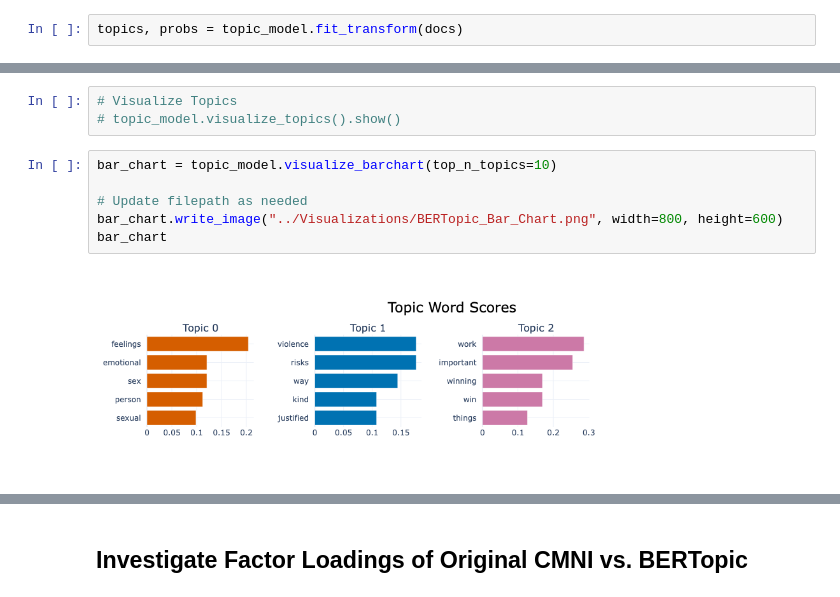
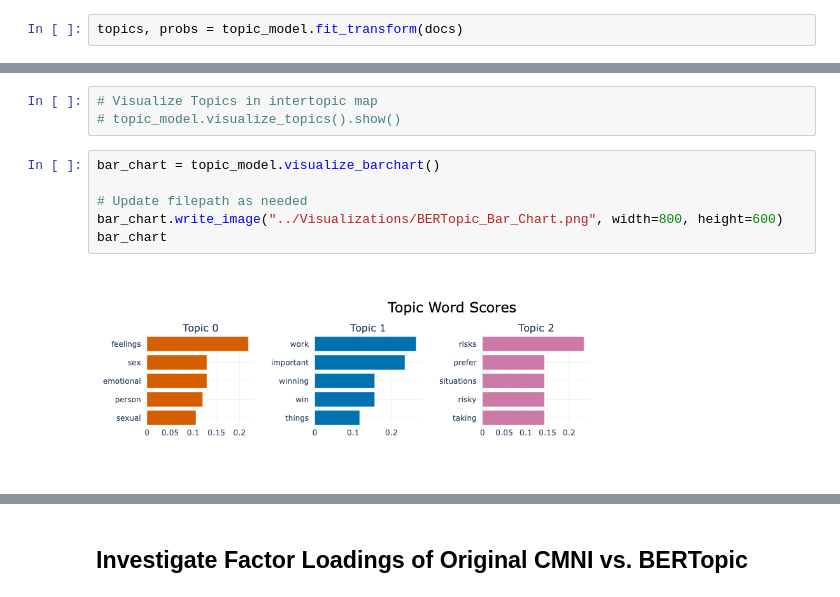
Before and after one commit to JacobRubin99/CMNI-Topic-Modeling, a Jupyter notebook: Topic Modeling/BERTopic TM.ipynb, the cells around one changed output, grey strips where cells are left out. Drawn from its saved outputs; the diff is of its cells as text.

```diff
--- a/Topic Modeling/BERTopic TM.ipynb
+++ b/Topic Modeling/BERTopic TM.ipynb
@@ -46,14 +46,14 @@ topic_info_df
 # %%
-# Visualize Topics
+# Visualize Topics in intertopic map
 # topic_model.visualize_topics().show()
 # %%
-bar_chart = topic_model.visualize_barchart(top_n_topics=10)
+bar_chart = topic_model.visualize_barchart()
 
 # Update filepath as needed
 bar_chart.write_image("../Visualizations/BERTopic_Bar_Chart.png", width=800, height=600)
 bar_chart
 # %% [output]
-[figure, old version]
+[figure, new version]
 # %%
 heat_map = topic_model.visualize_heatmap()
 
```
Also changed, not shown: parts of 17 cells of this notebook, 6 other files.
